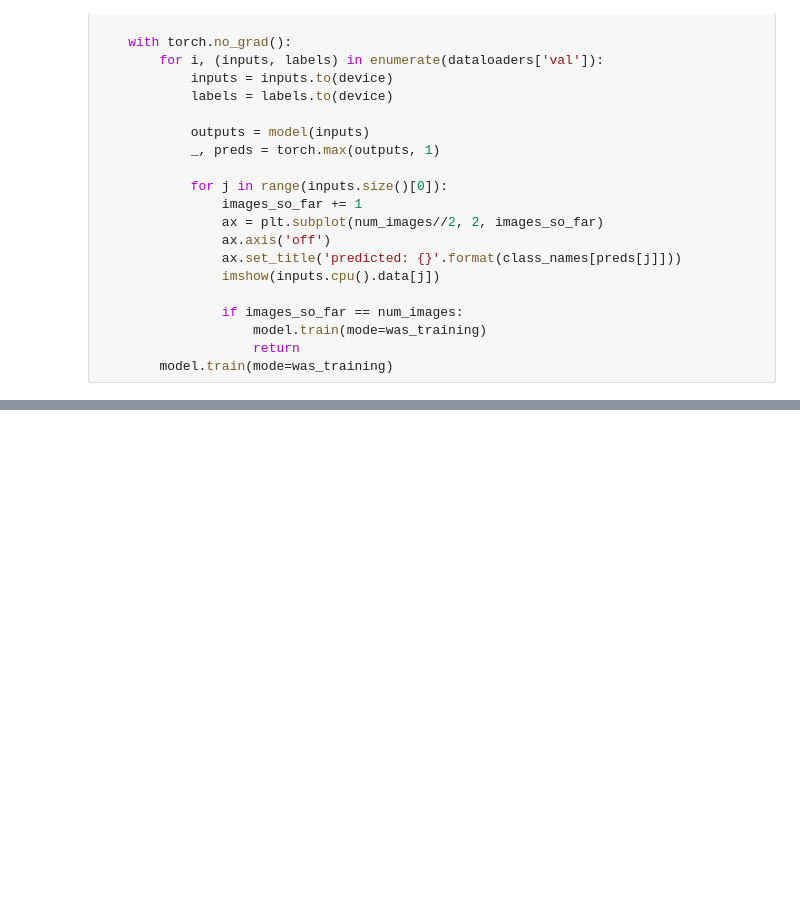
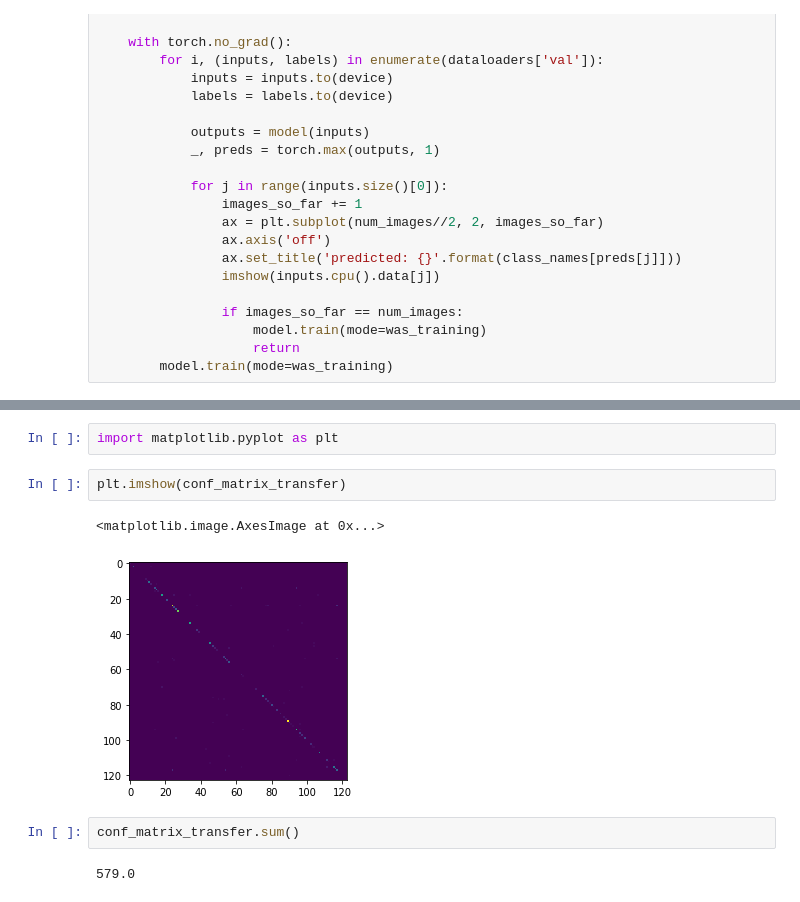
Before and after one commit to gitmatti/few-shot-learning, a Jupyter notebook: notebook/sandbox.ipynb, the cells around one changed output, grey strips where cells are left out. Cells and saved outputs as stored; diff of their text form; blank space fills up the shorter version.

```diff
--- a/notebook/sandbox.ipynb
+++ b/notebook/sandbox.ipynb
@@ -281,0 +410,11 @@ conf_matrix.sum()
+# %%
+import matplotlib.pyplot as plt
+# %%
+plt.imshow(conf_matrix_transfer)
+# %% [output]
+<matplotlib.image.AxesImage at 0x...>
+[figure, added]
+# %%
+conf_matrix_transfer.sum()
+# %% [output]
+579.0
```
Also changed, not shown: parts of 18 cells of this notebook.
